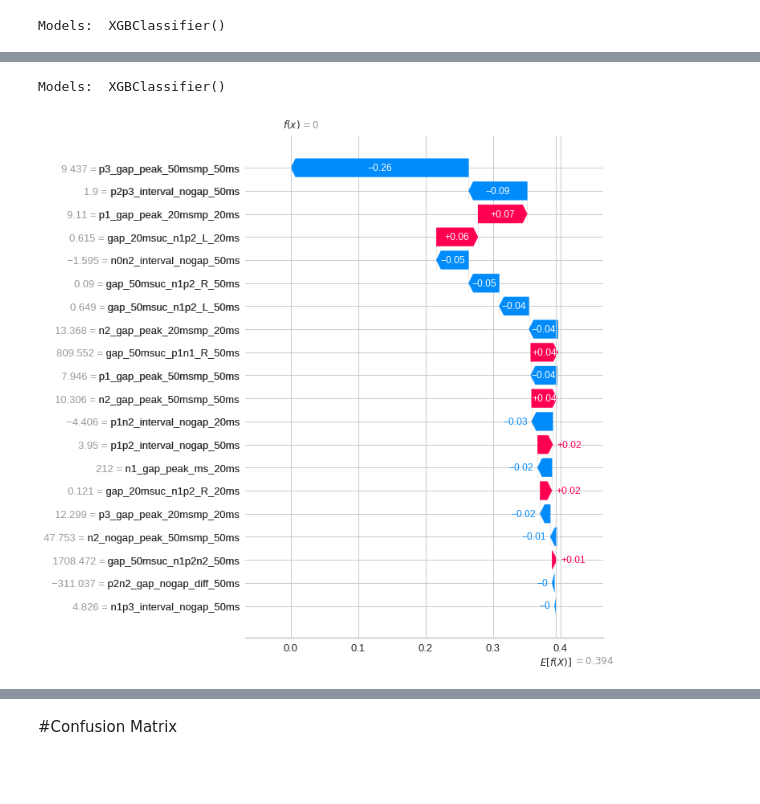
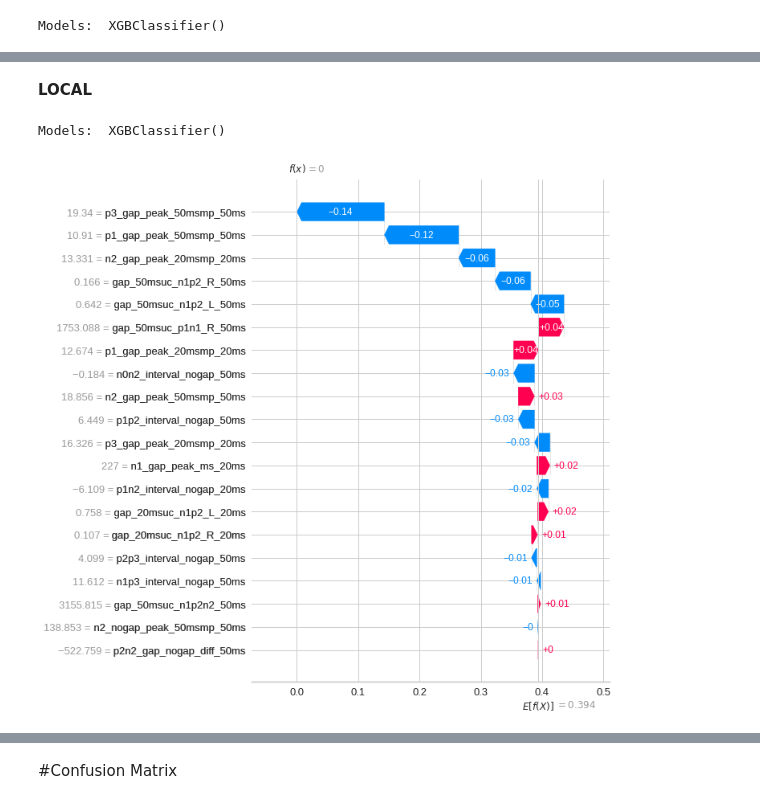
Before and after one commit to RafsanJany-44/ARC_Machine, a Jupyter notebook: Dynamic_ML_Tunning_with_featSelect_SHAP_ROC_.ipynb, the cells around one changed output, grey strips where cells are left out. Cells and saved outputs as stored; diff of their text form; code cells hidden in the pictures; blank space fills up the shorter version.

```diff
--- a/Dynamic_ML_Tunning_with_featSelect_SHAP_ROC_.ipynb
+++ b/Dynamic_ML_Tunning_with_featSelect_SHAP_ROC_.ipynb
@@ -27,17 +26,17 @@ from sklearn.preprocessing import LabelEncoder
 encoder=LabelEncoder()
 dataset.iloc[:, 1]=encoder.fit_transform(dataset.iloc[:, 1])
 # %%
-X = dataset.iloc[:, 4:]
-y = dataset.iloc[:, 1]
+X_ = dataset.iloc[:,4:]
+y_ = dataset.iloc[:, 1]
 # %% [markdown]
 #Feature Selection
 # %%
 from sklearn.feature_selection import SelectKBest
 bestfeatures = SelectKBest(k=10)
-fit = bestfeatures.fit(X,y)
+fit = bestfeatures.fit(X_,y_)
 # %%
 dfscores = pd.DataFrame(fit.scores_)
-dfcolumns = pd.DataFrame(X.columns)
+dfcolumns = pd.DataFrame(X_.columns)
 # %%
 featureScores = pd.concat([dfcolumns,dfscores],axis=1)
 featureScores.columns = ['Specs','Score']
@@ -1168,7 +1196,7 @@ print("Models: ",best_models[2][0])
 
 explainer = shap.Explainer(best_models[2][0].predict, X_test)
 
-shap_values = explainer( X_test)
+shap_values3 = explainer( X_test)
 features_names=list(dataset.iloc[0:0, 4:])
 # %% [output]
 Models:  XGBClassifier()
@@ -1187,6 +1217,8 @@ Models:  XGBClassifier()
+# %% [markdown]
+**LOCAL**
 # %%
 print("Models: ",best_models[2][0])
-shap.plots.waterfall(shap_values[0],max_display=20)
+shap.plots.waterfall(shap_values3[2],max_display=20)
 # %% [output]
 Models:  XGBClassifier()
-[figure, old version]
+[figure, new version]
```
Also changed, not shown: parts of 26 cells of this notebook.
